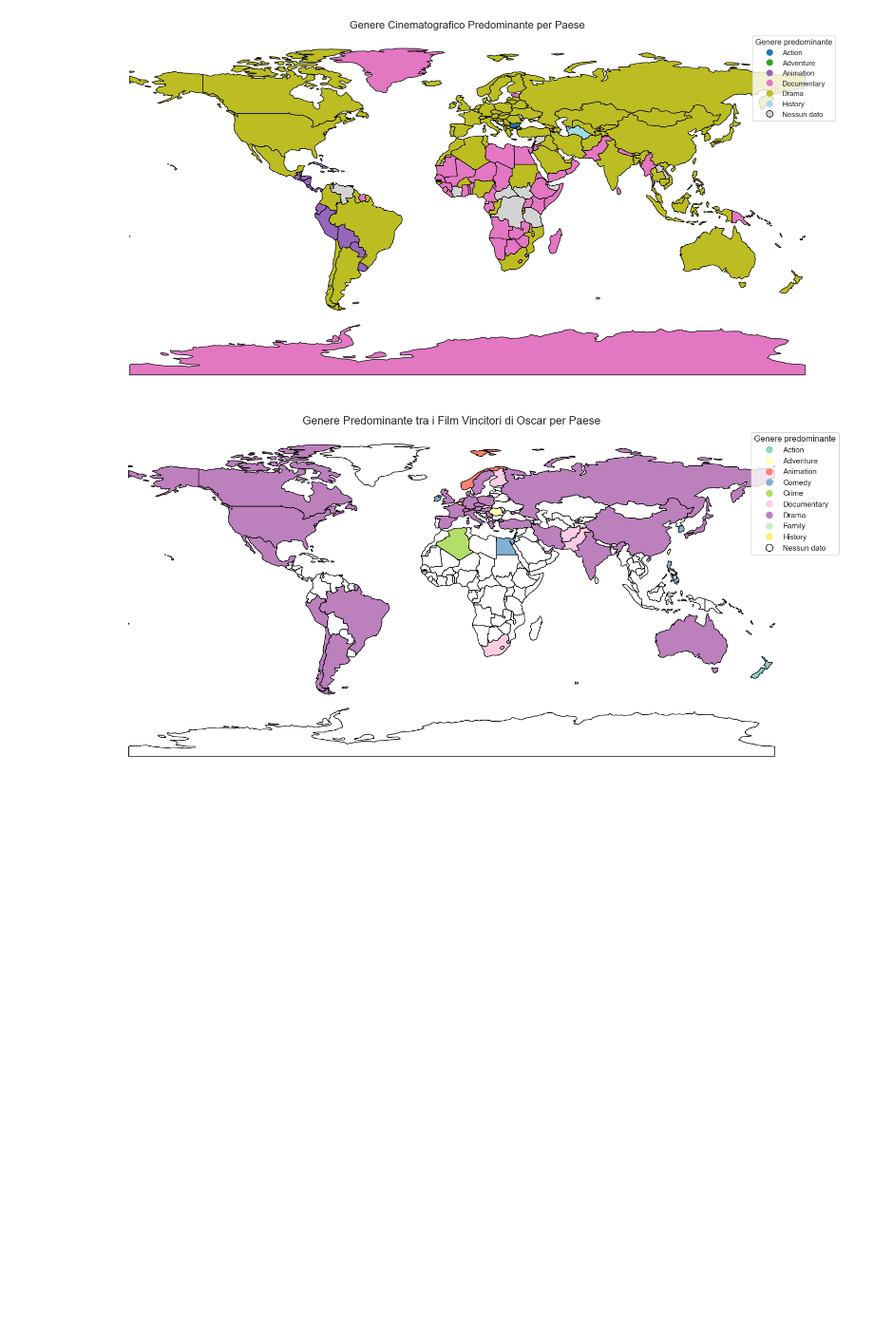
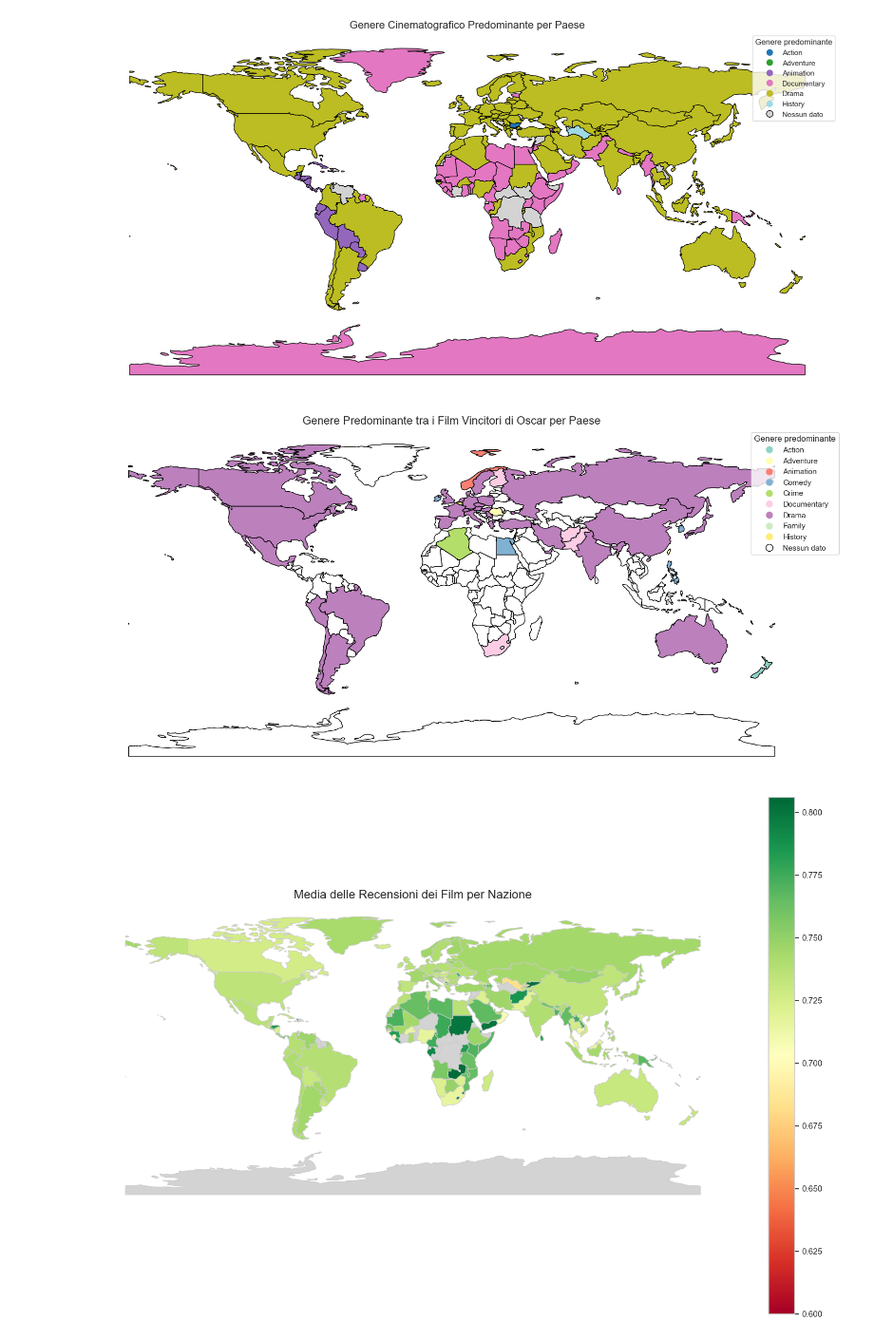
Before and after one commit to Carmelo-Spadaro/IUM, a Jupyter notebook: notebook.ipynb, the cells around one changed output. Shown at 95% size. Saved outputs shown, nothing was run; the diff lists cells and outputs as text; code cells hidden in the pictures; blank space fills up the shorter version.

Commit message:
aggiunta mappa recensioni medie film per country

```diff
--- a/notebook.ipynb
+++ b/notebook.ipynb
@@ -2070,3 +2070,94 @@ plt.tight_layout()
 plt.show()
 # %% [output]
 [figure]
+# %%
+import geopandas as gpd
+import matplotlib.pyplot as plt
+import pandas as pd
+
+# 1. Filtra le review valide
+df_reviews = rotten_tomatoes[rotten_tomatoes["review_score"].notna()]
+
+# 2. Calcola media dei punteggi positivi per film
+average_scores = (
+    positive_reviews.groupby("movie_title")["review_score"]
+    .mean()
+    .reset_index()
+)
+
+# 3. Copia il DataFrame dei film
+df_movies = movies.copy()
+
+# 4. Merge tra film e recensioni
+df_movies_with_scores = pd.merge(
+    df_movies,
+    average_scores,
+    left_on="name",
+    right_on="movie_title",
+    how="inner"
+)
+
+# 5. Pulizia: rinomina e rimuove colonna duplicata
+df_movies_with_scores.drop(columns=["movie_title"], inplace=True)
+df_movies_with_scores.rename(columns={"review_score": "average_review_score"}, inplace=True)
+
+# 6. Copia countries e unisci su ID film
+df_countries = countries.copy()
+df_full = pd.merge(
+    df_movies_with_scores,
+    df_countries,
+    on="id",
+    how="inner"
+)
+
+# 7. Pulisci il nome della nazione nei film
+df_full["country_clean"] = (
+    df_full["country"]
+    .astype(str)
+    .str.strip()
+    .str.lower()
+)
+
+# 8. Calcola media recensioni per nazione
+country_scores = (
+    df_full.groupby("country_clean")["average_review_score"]
+    .mean()
+    .reset_index()
+)
+
+# 9. Carica la mappa del mondo (GeoDataFrame)
+file_path = "./ne_110m_admin_0_countries/ne_110m_admin_0_countries.shp"
+world = gpd.read_file(file_path)
+
+# 10. Pulisci i nomi delle nazioni nella mappa
+world["country_clean"] = world["NAME"].astype(str).str.strip().str.lower()
+
+# 11. Merge della mappa con i punteggi medi
+world_with_scores = world.merge(
+    country_scores,
+    on="country_clean",
+    how="left"
+)
+
+# 12. Plot della mappa
+fig, ax = plt.subplots(figsize=(15, 10))
+world_with_scores.plot(
+    column="average_review_score",
+    cmap="RdYlGn",
+    linewidth=0.8,
+    ax=ax,
+    edgecolor='0.8',
+    legend=True,
+    missing_kwds={
+        "color": "lightgrey",
+        "label": "Nessun dato disponibile"
+    }
+)
+
+# 13. Migliora il layout
+ax.set_title("Media delle Recensioni dei Film per Nazione", fontdict={'fontsize': 16})
+ax.set_axis_off()
+plt.tight_layout()
+plt.show()
+# %% [output]
+[figure, added]
```
